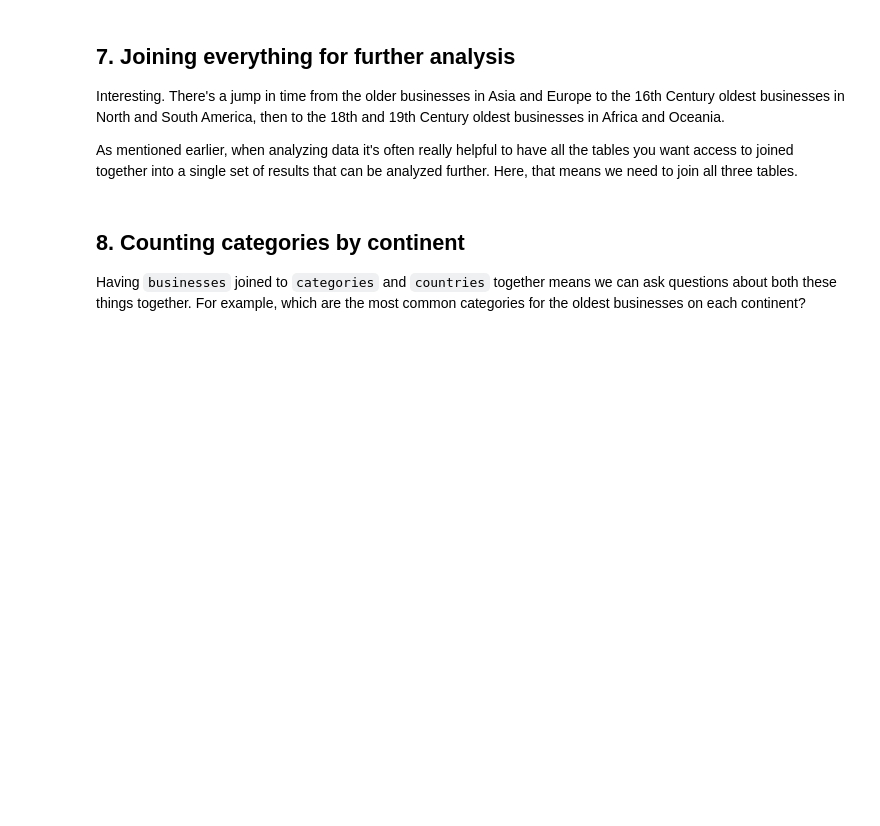
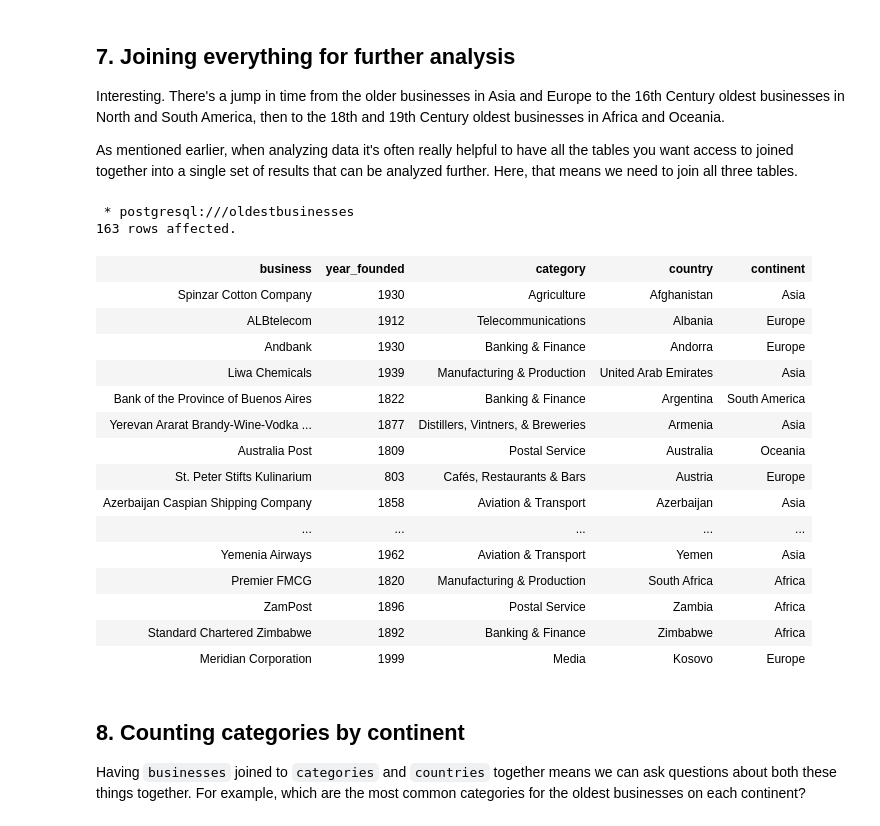
Before and after one commit to geraldedlr/sqlcasestudies, a Jupyter notebook: GER - World's Oldest Businesses/GER - World's Oldest Businesses.ipynb, the cells around one changed output. Saved outputs shown, nothing was run; the diff lists cells and outputs as text; code cells hidden in the pictures; blank space fills up the shorter version.

```diff
--- a/GER - World's Oldest Businesses/GER - World's Oldest Businesses.ipynb
+++ b/GER - World's Oldest Businesses/GER - World's Oldest Businesses.ipynb
@@ -229,3 +224,32 @@ from businesses]
+# %%
+%%sql
+
+-- Select the business, founding year, category, country, and continent
+SELECT bus.business, bus.year_founded, cat.category, cnt.country, cnt.continent
+    FROM businesses AS bus
+    INNER JOIN categories as cat
+        ON bus.category_code = cat.category_code
+    INNER JOIN countries as cnt
+        ON bus.country_code = cnt.country_code;
+# %% [output]
+ * postgresql:///oldestbusinesses
+163 rows affected.
+| business | year_founded | category | country | continent |
+| Spinzar Cotton Company | 1930 | Agriculture | Afghanistan | Asia |
+| ALBtelecom | 1912 | Telecommunications | Albania | Europe |
+| Andbank | 1930 | Banking & Finance | Andorra | Europe |
+| Liwa Chemicals | 1939 | Manufacturing & Production | United Arab Emirates | Asia |
+| Bank of the Province of Buenos Aires | 1822 | Banking & Finance | Argentina | South America |
+| Yerevan Ararat Brandy-Wine-Vodka ... | 1877 | Distillers, Vintners, & Breweries | Armenia | Asia |
+| Australia Post | 1809 | Postal Service | Australia | Oceania |
+| St. Peter Stifts Kulinarium | 803 | Cafés, Restaurants & Bars | Austria | Europe |
+| Azerbaijan Caspian Shipping Company | 1858 | Aviation & Transport | Azerbaijan | Asia |
+| ... | ... | ... | ... | ... |
+| Yemenia Airways | 1962 | Aviation & Transport | Yemen | Asia |
+| Premier FMCG | 1820 | Manufacturing & Production | South Africa | Africa |
+| ZamPost | 1896 | Postal Service | Zambia | Africa |
+| Standard Chartered Zimbabwe | 1892 | Banking & Finance | Zimbabwe | Africa |
+| Meridian Corporation | 1999 | Media | Kosovo | Europe |
 # %% [markdown]
 ## 8. Counting categories by continent
 <p>Having <code>businesses</code> joined to <code>categories</code> and <code>countries</code> together means we can ask questions about both these things together. For example, which are the most common categories for the oldest businesses on each continent?</p>
```
Also changed, not shown: parts of 6 cells of this notebook.
